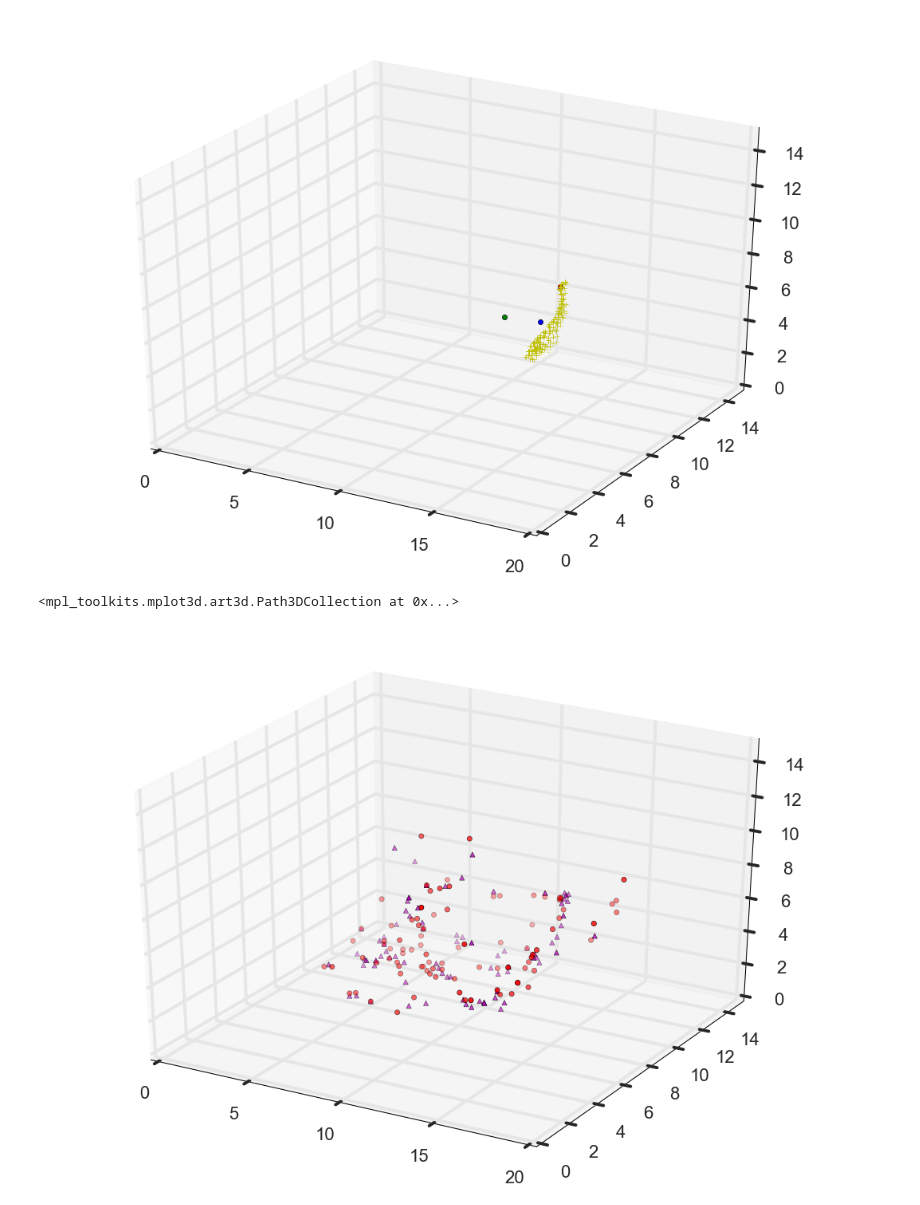
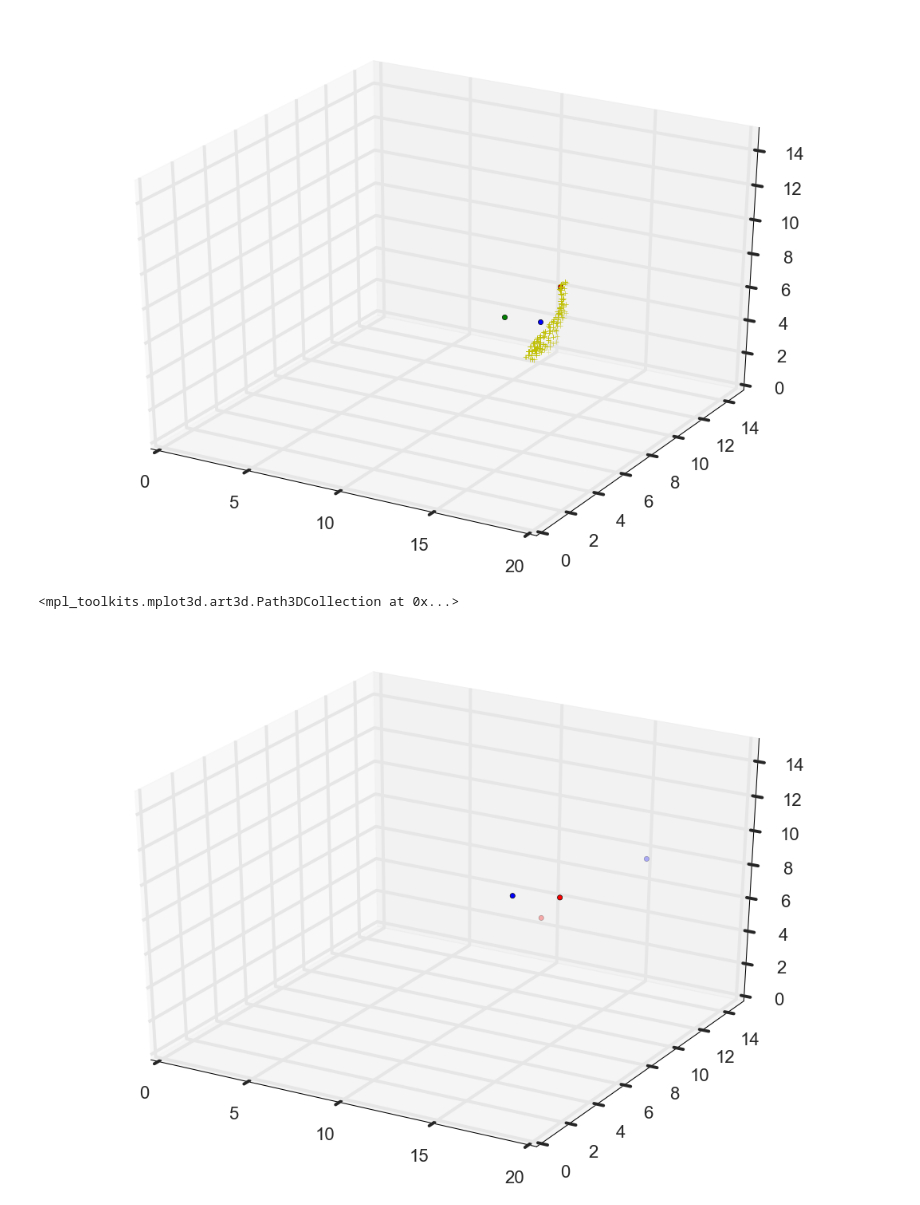
Before and after one commit to celinede/scripts4DWI_dipy_brainhack, a Jupyter notebook: findClosestPoint.ipynb, the cells around one changed output. Cells and saved outputs as stored; diff of their text form; code cells hidden in the pictures.

```diff
--- a/findClosestPoint.ipynb
+++ b/findClosestPoint.ipynb
@@ -170,7 +176,7 @@ def findClosestPoint(ep, mesh):
 # read .ply mesh
 pathDesktop = 'C:/Users/cdelettre/Desktop/'
 
-subj = 'P8_F10'
+subj = 'P2_F25'
 path = 'C:/Users/cdelettre/Desktop/Ferrets/'+subj+'/'
 fmesh = path+subj+'_mesh.ply'
 mesh = open_ply(fmesh)
@@ -187,5 +193,5 @@ print nt
 # %%
 # read the set of endpoints
 
-fendpoints = path+'P8_F10_endpoints_adjusted.txt'
+fendpoints = path+subj+'_endpoints.txt'
 endpoints = np.loadtxt(fendpoints)
@@ -197,10 +207,10 @@ endpoints = np.loadtxt(fendpoints)
 
 import time
 
-ep_try = endpoints[0:100] #if only one point then: [endpoints[0]]
+ep_try = endpoints[0:300] #if only one point then: [endpoints[0]]
 printInfos = False
 
-ep_list = ep_try
+ep_list = endpoints
 
 ts = time.time()
 #print 'ts', ts
@@ -307,0 +321,7 @@ plot_surf.create_fig( coords=mesh["p"], faces=mesh["t"],  labels=pep, sulc=sulc,
+# %%
+data = np.ones(mesh["np"])
+
+sns.set_context('poster')
+sns.set_style("white")
+
+plot_surf.create_fig( data=sulc, coords=mesh["p"], faces=mesh["t"], azims=[180, 270], elevs=[0, 0],cmap='inferno')
@@ -386,19 +443,19 @@ ax.scatter3D(no_points[:,0],no_points[:,1],no_points[:,2],c='y',marker='+')
 # %%
 # rough check of the projected points positions compared to the initial endpoints and the nodes' positions
 
 import matplotlib.pyplot as plt
 from mpl_toolkits.mplot3d import Axes3D
 fig = plt.figure()
 ax = fig.add_subplot(111, projection='3d')
 ax.set_xlim3d(0,20)
 ax.set_ylim3d(0,15)
 ax.set_zlim3d(0,15)
 
-#ax.scatter3D(endpoints[:,0],endpoints[:,1],endpoints[:,2],c='b')
+ax.scatter3D(endpoints[:,0],endpoints[:,1],endpoints[:,2],c='b')
 #ax.scatter3D(nodes_coords[:,0],nodes_coords[:,1],nodes_coords[:,2],c='g')
 ax.scatter3D(points[:,0],points[:,1],points[:,2],c='r')
 
-ax.scatter3D(points2[0:100,0],points2[0:100,1],points2[0:100,2],c='m',marker='^')
+#ax.scatter3D(points2[0:300,0],points2[0:300,1],points2[0:300,2],c='m',marker='^')
 # %% [output]
 <mpl_toolkits.mplot3d.art3d.Path3DCollection at 0x...>
-[figure, old version]
+[figure, new version]
```
Also changed, not shown: parts of 22 cells of this notebook, 1 other file.
